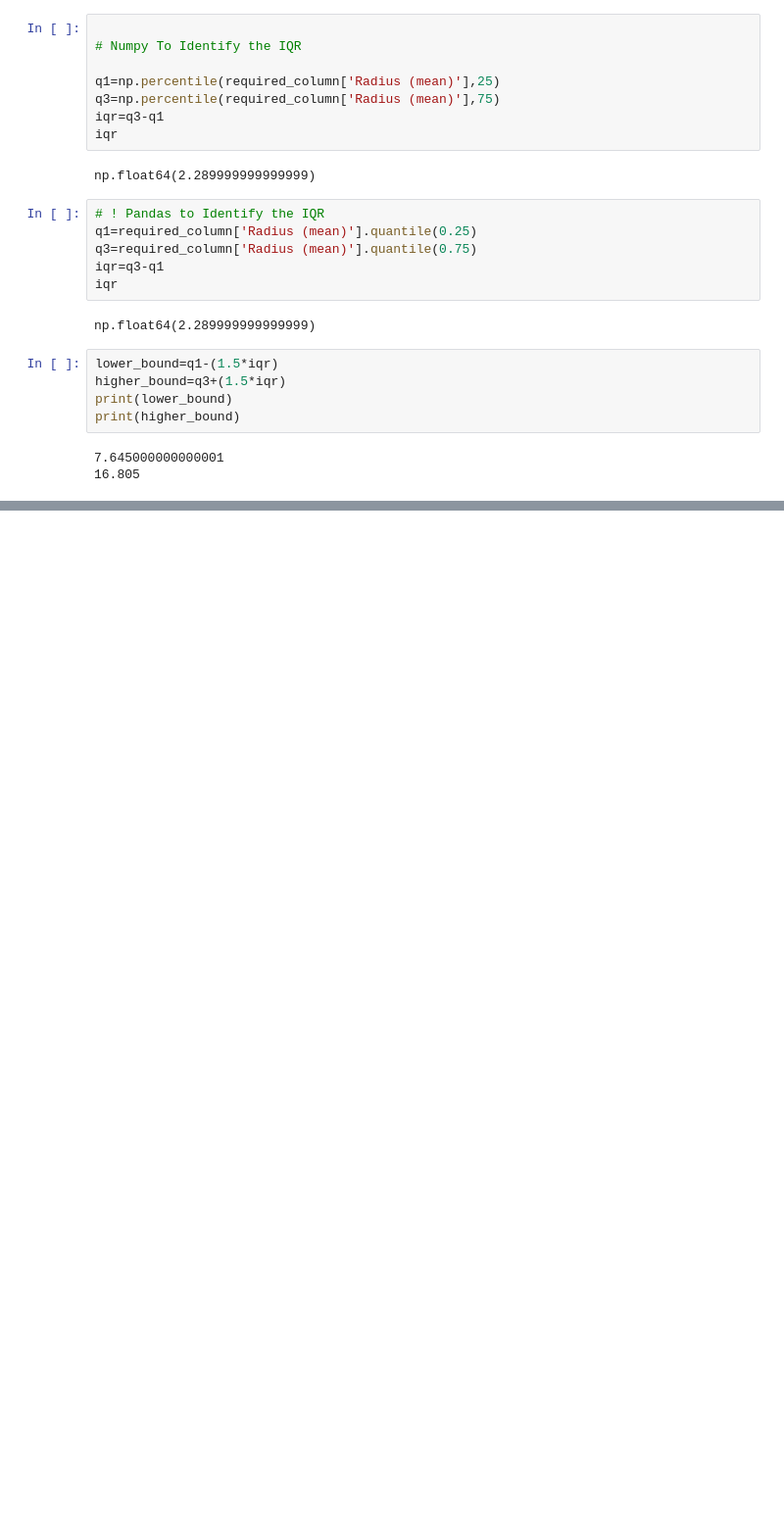
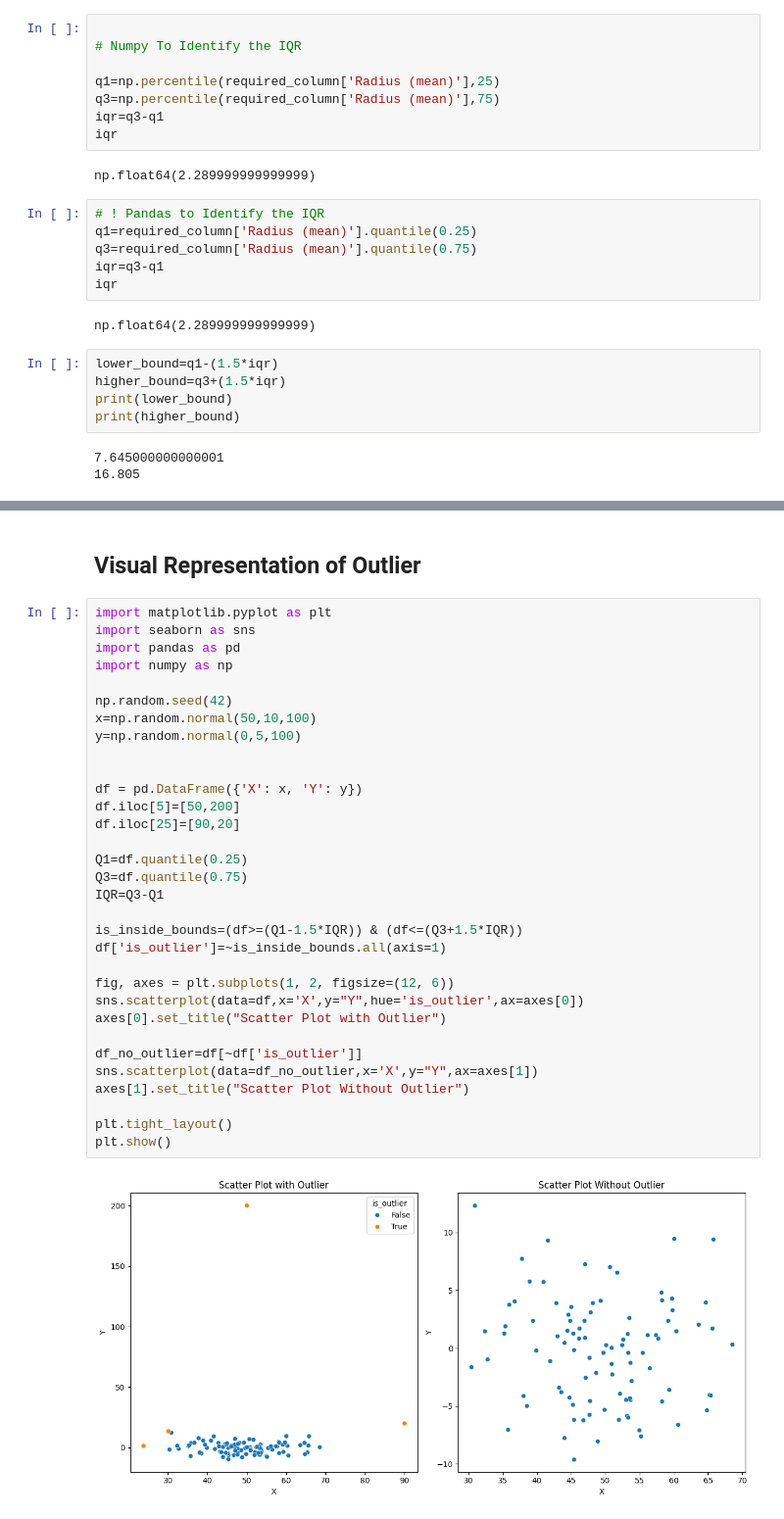
Before and after one commit to Divya23-jpg/Data-Engineering-Course, a Jupyter notebook: Python/Lecture 15 Data Cleaning & pre-processing/EDA.ipynb, the cells around one changed output, grey strips where cells are left out. Shown at 98% size. Drawn from its saved outputs; the diff is of its cells as text; blank space fills up the shorter version.

```diff
--- a/Python/Lecture 15 Data Cleaning & pre-processing/EDA.ipynb
+++ b/Python/Lecture 15 Data Cleaning & pre-processing/EDA.ipynb
@@ -113,0 +191,36 @@ np.random.seed(42)
+# %% [markdown]
+## Visual Representation of Outlier
+# %%
+import matplotlib.pyplot as plt
+import seaborn as sns
+import pandas as pd
+import numpy as np
+
+np.random.seed(42)
+x=np.random.normal(50,10,100)
+y=np.random.normal(0,5,100)
+
+
+df = pd.DataFrame({'X': x, 'Y': y})
+df.iloc[5]=[50,200]
+df.iloc[25]=[90,20]
+
+Q1=df.quantile(0.25)
+Q3=df.quantile(0.75)
+IQR=Q3-Q1
+
+is_inside_bounds=(df>=(Q1-1.5*IQR)) & (df<=(Q3+1.5*IQR))
+df['is_outlier']=~is_inside_bounds.all(axis=1)
+
+fig, axes = plt.subplots(1, 2, figsize=(12, 6))
+sns.scatterplot(data=df,x='X',y="Y",hue='is_outlier',ax=axes[0])
+axes[0].set_title("Scatter Plot with Outlier")
+
+df_no_outlier=df[~df['is_outlier']]
+sns.scatterplot(data=df_no_outlier,x='X',y="Y",ax=axes[1])
+axes[1].set_title("Scatter Plot Without Outlier")
+
+plt.tight_layout()
+plt.show()
+# %% [output]
+[figure, added]
```
Also changed, not shown: parts of 11 cells of this notebook.
